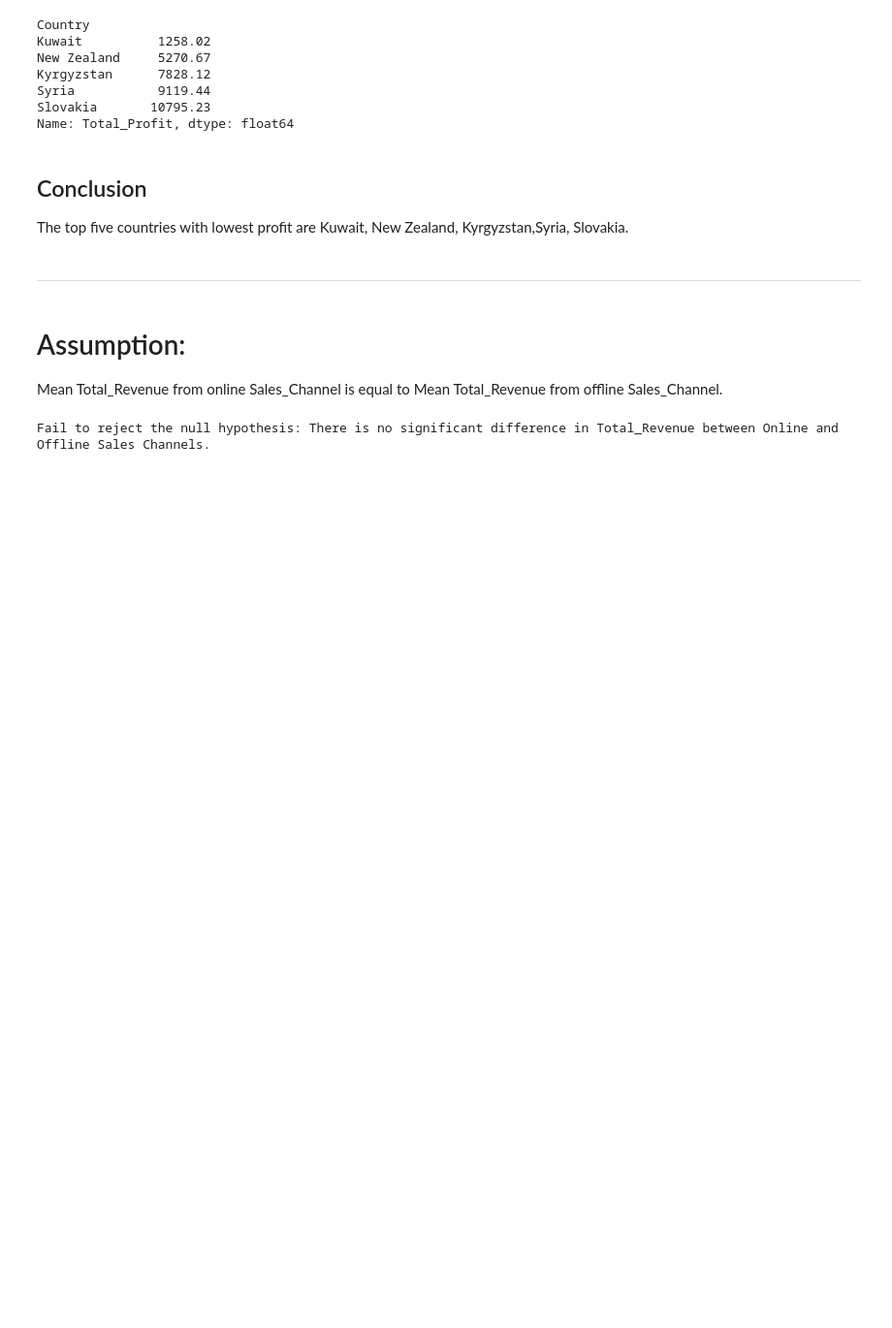
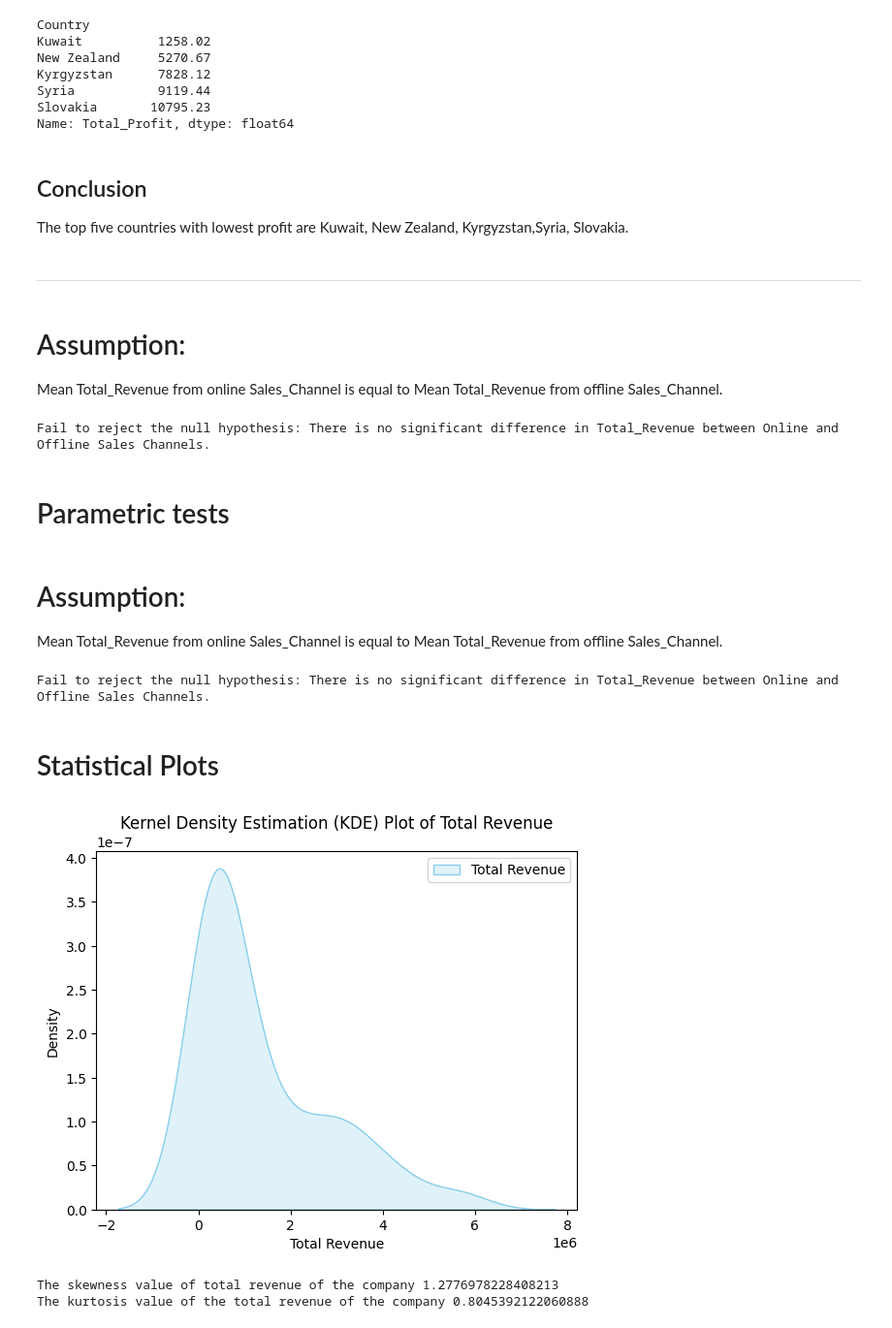
Before and after one commit to naveen3830/Kaggle, a Jupyter notebook: sales-analysis (1).ipynb, the cells around one changed output. Shown: that part at 97% size. Saved outputs shown, nothing was run; the diff lists cells and outputs as text; code cells hidden in the pictures; blank space fills up the shorter version.

Commit message:
Added Sales analysis

```diff
--- a/sales-analysis (1).ipynb
+++ b/sales-analysis (1).ipynb
@@ -366,3 +371,44 @@ fig=px.sunburst(df,
                values='Total_Profit',
                color='Region')
 fig.show()
+# %% [markdown]
+# Parametric tests
+# %% [markdown]
+# Assumption:
+
+Mean Total_Revenue from online Sales_Channel is equal to Mean Total_Revenue from offline Sales_Channel.
+# %%
+import scipy.stats as stats
+
+# Assuming df is your DataFrame
+online_revenue = df[df['Sales_Channel'] == 'Online']['Total_Revenue']
+offline_revenue = df[df['Sales_Channel'] == 'Offline']['Total_Revenue']
+
+# Perform two-sample z-test
+t_stat, p_value = stats.ttest_ind(online_revenue, offline_revenue)
+
+# Check the p-value to determine significance
+alpha = 0.05
+if p_value < alpha:
+    print("Reject the null hypothesis: There is a significant difference in Total_Revenue between Online and Offline Sales Channels.")
+else:
+    print("Fail to reject the null hypothesis: There is no significant difference in Total_Revenue between Online and Offline Sales Channels.")
+# %% [output]
+Fail to reject the null hypothesis: There is no significant difference in Total_Revenue between Online and Offline Sales Channels.
+# %% [markdown]
+# Statistical Plots
+# %%
+sns.kdeplot(df['Total_Revenue'], fill=True, color='skyblue', label='Total Revenue')
+plt.xlabel('Total Revenue')
+plt.ylabel('Density')
+plt.title('Kernel Density Estimation (KDE) Plot of Total Revenue')
+plt.legend()
+plt.show()
+# %% [output]
+[figure, added]
+# %%
+print(f'The skewness value of total revenue of the company {df["Total_Revenue"].skew()}')
+print(f'The kurtosis value of the total revenue of the company {df["Total_Revenue"].kurtosis()}')
+# %% [output]
+The skewness value of total revenue of the company 1.2776978228408213
+The kurtosis value of the total revenue of the company 0.8045392122060888
```
Also changed, not shown: parts of 4 cells of this notebook, 1 other file.
